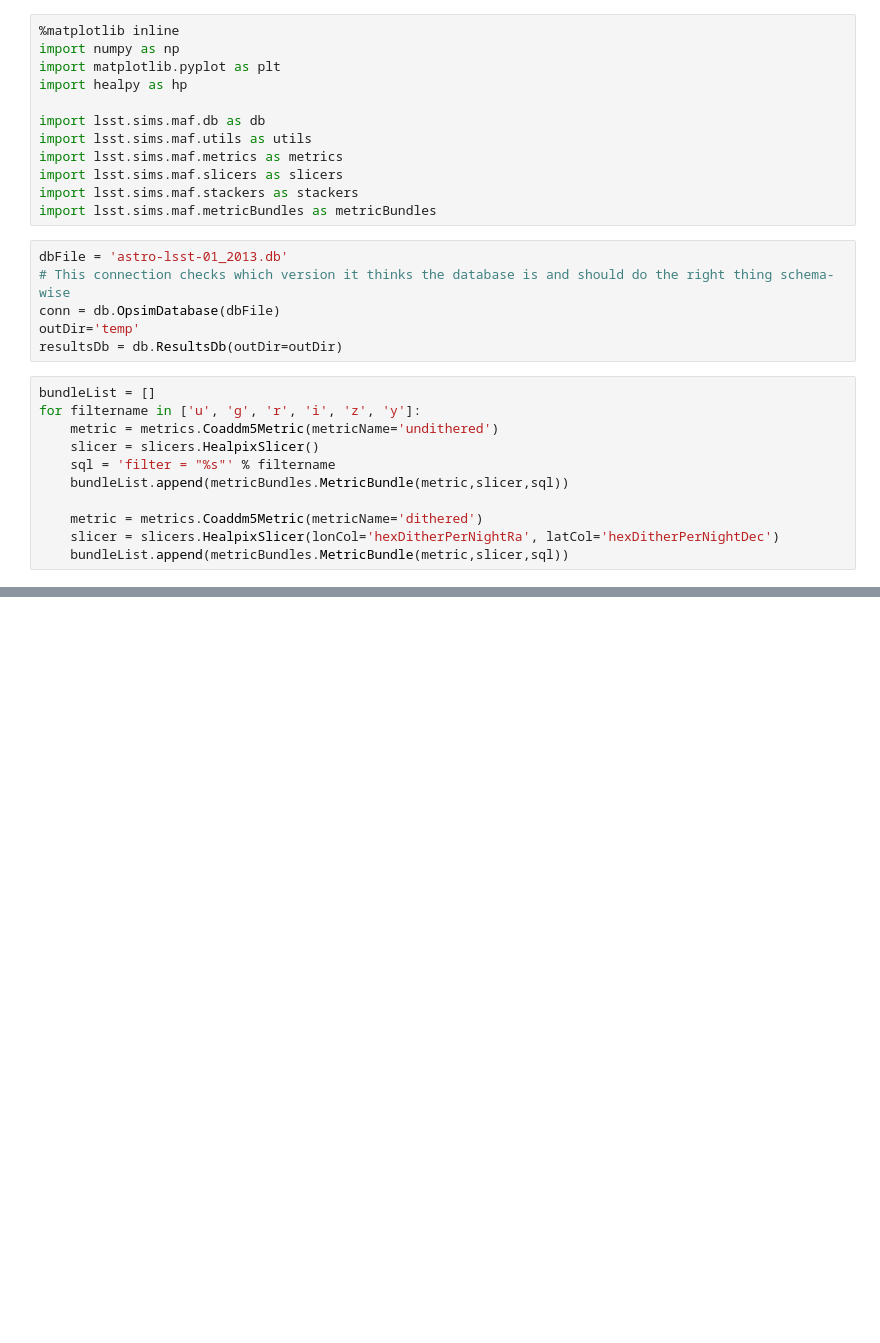
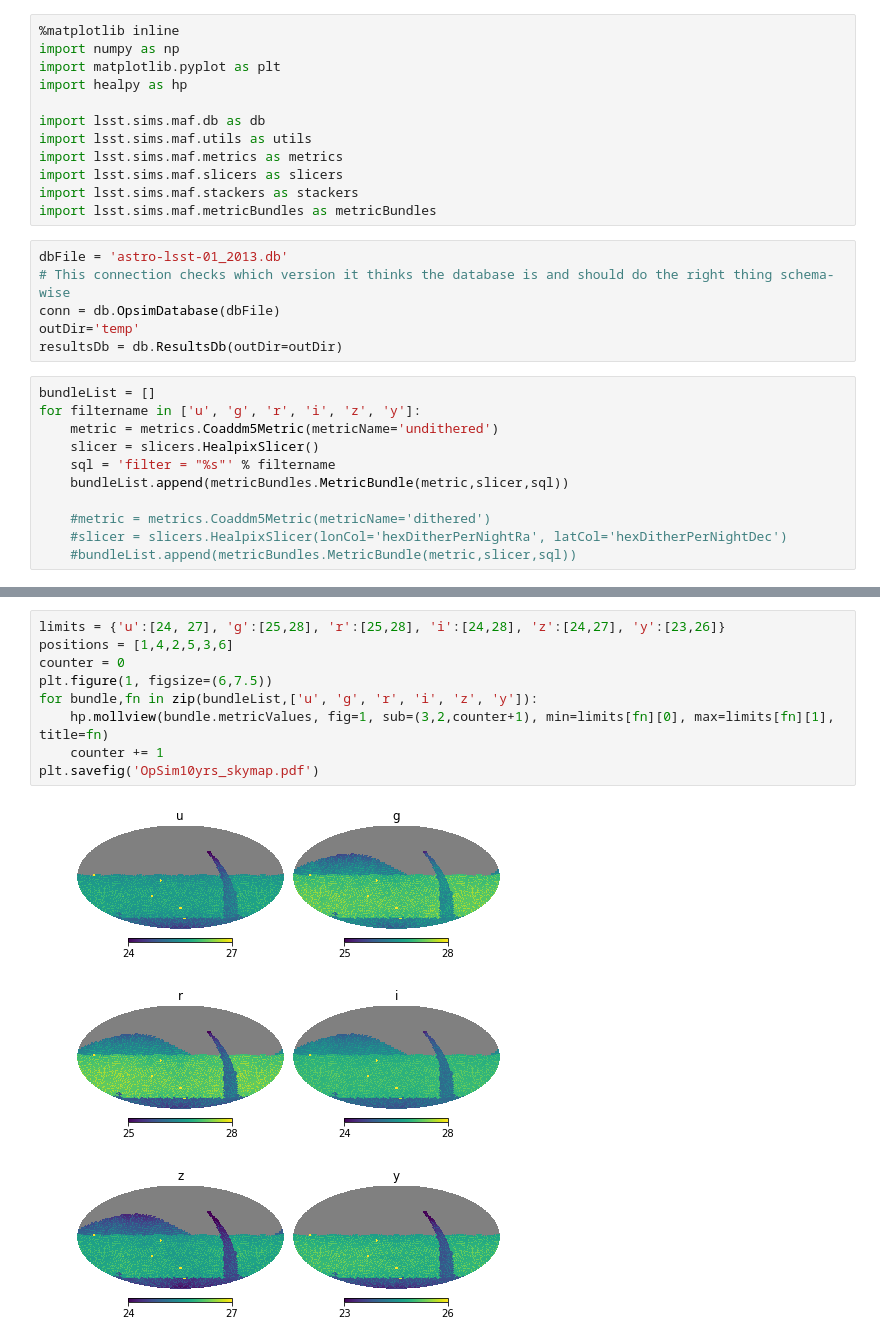
Before and after one commit to yoachim/18_scratch, a Jupyter notebook: fbs_paper_plot/coadd_stuff.ipynb, the cells around one changed output, grey strips where cells are left out. Saved outputs shown, nothing was run; the diff lists cells and outputs as text; blank space fills up the shorter version.

Commit message:
updating plot generation

```diff
--- a/fbs_paper_plot/coadd_stuff.ipynb
+++ b/fbs_paper_plot/coadd_stuff.ipynb
@@ -24,9 +24,9 @@ for filtername in ['u', 'g', 'r', 'i', 'z', 'y']:
     sql = 'filter = "%s"' % filtername
     bundleList.append(metricBundles.MetricBundle(metric,slicer,sql))
 
-    metric = metrics.Coaddm5Metric(metricName='dithered')
-    slicer = slicers.HealpixSlicer(lonCol='hexDitherPerNightRa', latCol='hexDitherPerNightDec')
-    bundleList.append(metricBundles.MetricBundle(metric,slicer,sql))
+    #metric = metrics.Coaddm5Metric(metricName='dithered')
+    #slicer = slicers.HealpixSlicer(lonCol='hexDitherPerNightRa', latCol='hexDitherPerNightDec')
+    #bundleList.append(metricBundles.MetricBundle(metric,slicer,sql))
 # %% [output]
 Healpix slicer using NSIDE=128, approximate resolution 27.483891 arcminutes
 Healpix slicer using NSIDE=128, approximate resolution 27.483891 arcminutes
@@ -95,0 +90,11 @@ Plotting complete.
+# %%
+limits = {'u':[24, 27], 'g':[25,28], 'r':[25,28], 'i':[24,28], 'z':[24,27], 'y':[23,26]}
+positions = [1,4,2,5,3,6]
+counter = 0
+plt.figure(1, figsize=(6,7.5))
+for bundle,fn in zip(bundleList,['u', 'g', 'r', 'i', 'z', 'y']):
+    hp.mollview(bundle.metricValues, fig=1, sub=(3,2,counter+1), min=limits[fn][0], max=limits[fn][1], title=fn)
+    counter += 1
+plt.savefig('OpSim10yrs_skymap.pdf')
+# %% [output]
+[figure, added]
```
Also changed, not shown: parts of 15 cells of this notebook.
